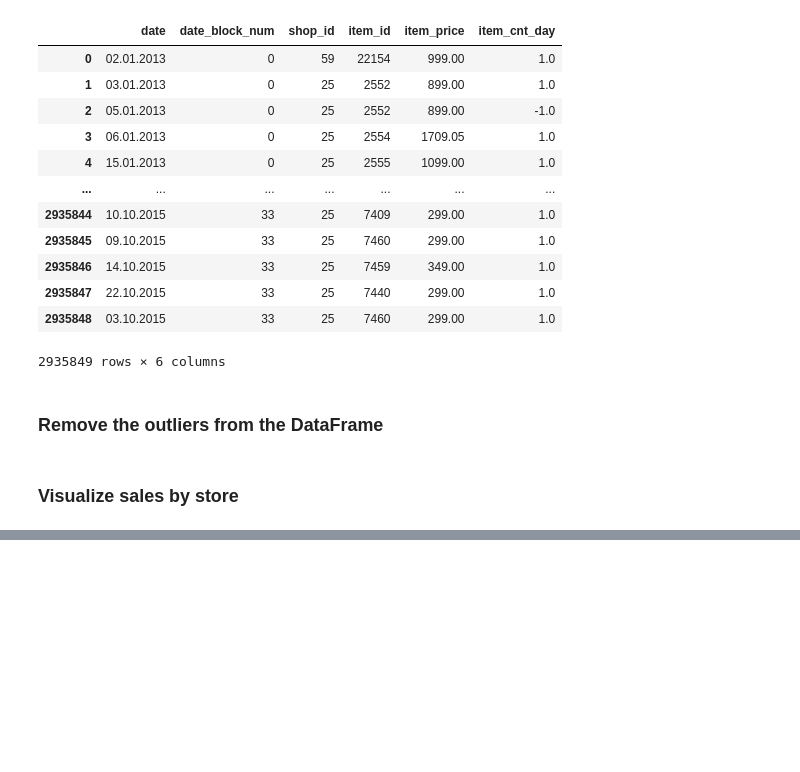
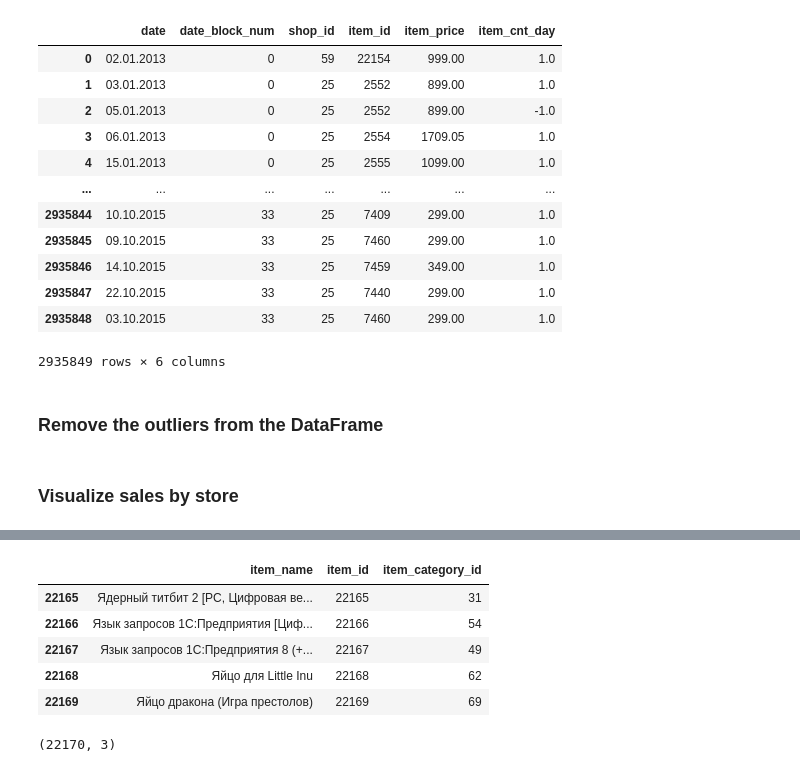
Before and after one commit to Bautistao2/Future-Sales-Forecasting-for-a-Software-Company, a Jupyter notebook: Data preprocessing.ipynb, the cells around one changed output, grey strips where cells are left out. Cells and saved outputs as stored; diff of their text form; code cells hidden in the pictures; blank space fills up the shorter version.

```diff
--- a/Data preprocessing.ipynb
+++ b/Data preprocessing.ipynb
@@ -138,0 +157,13 @@ plt.show()
+# %%
+items.tail()
+# %% [output]
+|  | item_name | item_id | item_category_id |
+| 22165 | Ядерный титбит 2 [PC, Цифровая ве... | 22165 | 31 |
+| 22166 | Язык запросов 1С:Предприятия [Циф... | 22166 | 54 |
+| 22167 | Язык запросов 1С:Предприятия 8 (+... | 22167 | 49 |
+| 22168 | Яйцо для Little Inu | 22168 | 62 |
+| 22169 | Яйцо дракона (Игра престолов) | 22169 | 69 |
+# %%
+items.shape
+# %% [output]
+(22170, 3)
```
Also changed, not shown: parts of 5 cells of this notebook.
